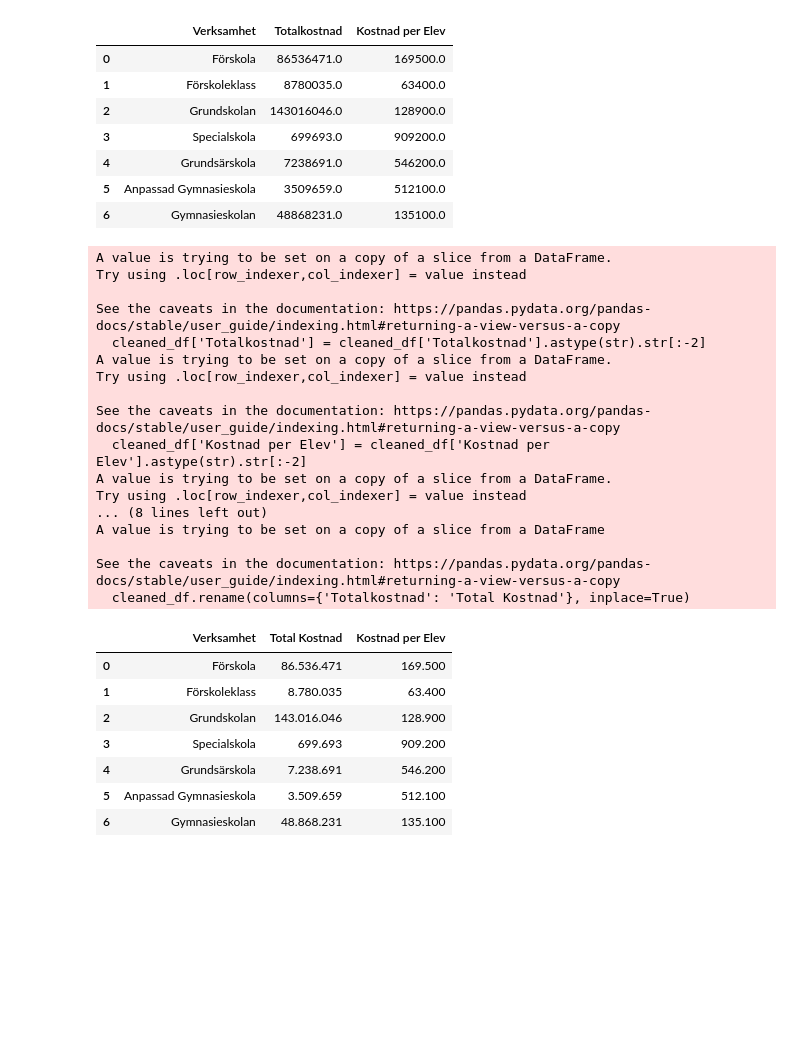
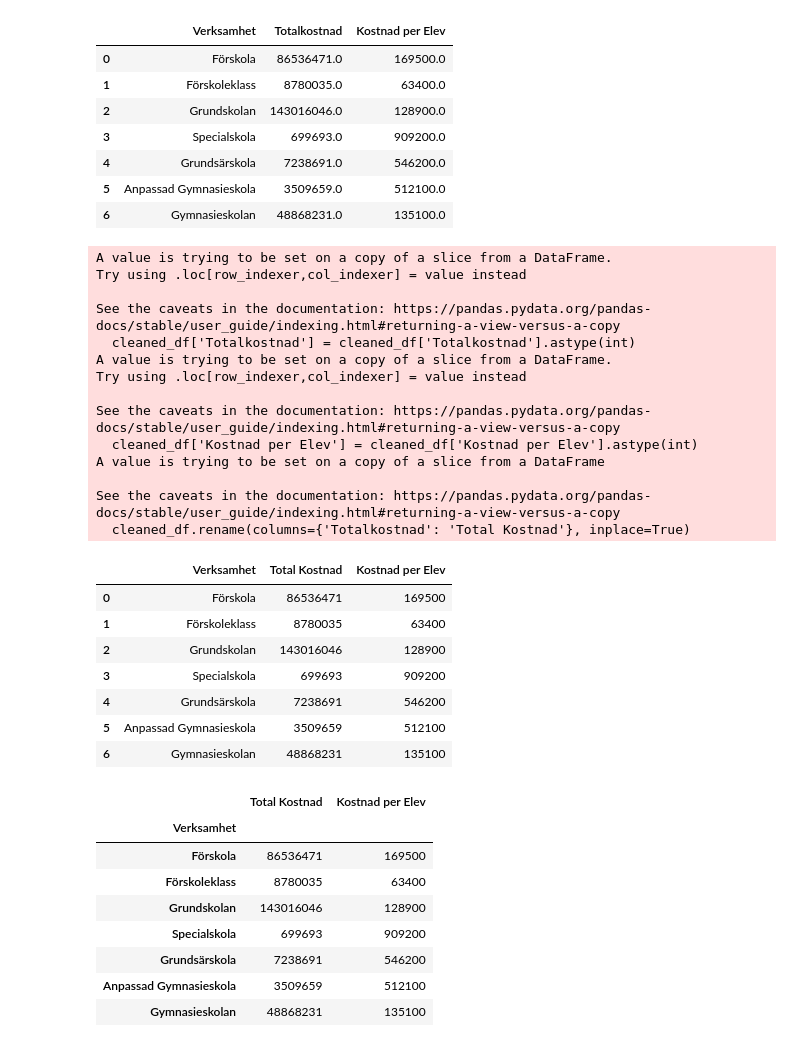
Before and after one commit to ArthurLopez1/Python-Arthur-Lopez-OPA23, a Jupyter notebook: labb2/labb2_2.ipynb, the cells around one changed output. Drawn from its saved outputs; the diff is of its cells as text; code cells hidden in the pictures; blank space fills up the shorter version.

```diff
--- a/labb2/labb2_2.ipynb
+++ b/labb2/labb2_2.ipynb
@@ -222,41 +222,47 @@ cleaned_df
 | 5 | Anpassad Gymnasieskola | 3509659.0 | 512100.0 |
 | 6 | Gymnasieskolan | 48868231.0 | 135100.0 |
 # %%
-# Convert values to strings and remove '.0' for better display
-cleaned_df['Totalkostnad'] = cleaned_df['Totalkostnad'].astype(str).str[:-2]
-cleaned_df['Kostnad per Elev'] = cleaned_df['Kostnad per Elev'].astype(str).str[:-2]
-
-# Add punctuation after every three digits (backwards)
-cleaned_df['Totalkostnad'] = cleaned_df['Totalkostnad'].apply(lambda x: '{:,}'.format(int(x))[::-1].replace(',', '.')[::-1])
-cleaned_df['Kostnad per Elev'] = cleaned_df['Kostnad per Elev'].apply(lambda x: '{:,}'.format(int(x))[::-1].replace(',', '.')[::-1])
+cleaned_df['Totalkostnad'] = cleaned_df['Totalkostnad'].astype(int)
+cleaned_df['Kostnad per Elev'] = cleaned_df['Kostnad per Elev'].astype(int)
 
 # Rename column
 cleaned_df.rename(columns={'Totalkostnad': 'Total Kostnad'}, inplace=True)
 
 cleaned_df
 # %% [output]
 A value is trying to be set on a copy of a slice from a DataFrame.
 Try using .loc[row_indexer,col_indexer] = value instead
 
 See the caveats in the documentation: https://pandas.pydata.org/pandas-docs/stable/user_guide/indexing.html#returning-a-view-versus-a-copy
-  cleaned_df['Totalkostnad'] = cleaned_df['Totalkostnad'].astype(str).str[:-2]
+  cleaned_df['Totalkostnad'] = cleaned_df['Totalkostnad'].astype(int)
 A value is trying to be set on a copy of a slice from a DataFrame.
 Try using .loc[row_indexer,col_indexer] = value instead
 
 See the caveats in the documentation: https://pandas.pydata.org/pandas-docs/stable/user_guide/indexing.html#returning-a-view-versus-a-copy
-  cleaned_df['Kostnad per Elev'] = cleaned_df['Kostnad per Elev'].astype(str).str[:-2]
-A value is trying to be set on a copy of a slice from a DataFrame.
-Try using .loc[row_indexer,col_indexer] = value instead
-... (8 lines left out)
+  cleaned_df['Kostnad per Elev'] = cleaned_df['Kostnad per Elev'].astype(int)
 A value is trying to be set on a copy of a slice from a DataFrame
 
 See the caveats in the documentation: https://pandas.pydata.org/pandas-docs/stable/user_guide/indexing.html#returning-a-view-versus-a-copy
   cleaned_df.rename(columns={'Totalkostnad': 'Total Kostnad'}, inplace=True)
 |  | Verksamhet | Total Kostnad | Kostnad per Elev |
-| 0 | Förskola | 86.536.471 | 169.500 |
-| 1 | Förskoleklass | 8.780.035 | 63.400 |
-| 2 | Grundskolan | 143.016.046 | 128.900 |
-| 3 | Specialskola | 699.693 | 909.200 |
-| 4 | Grundsärskola | 7.238.691 | 546.200 |
-| 5 | Anpassad Gymnasieskola | 3.509.659 | 512.100 |
-| 6 | Gymnasieskolan | 48.868.231 | 135.100 |
+| 0 | Förskola | 86536471 | 169500 |
+| 1 | Förskoleklass | 8780035 | 63400 |
+| 2 | Grundskolan | 143016046 | 128900 |
+| 3 | Specialskola | 699693 | 909200 |
+| 4 | Grundsärskola | 7238691 | 546200 |
+| 5 | Anpassad Gymnasieskola | 3509659 | 512100 |
+| 6 | Gymnasieskolan | 48868231 | 135100 |
+# %%
+#school_cost = cleaned_df.groupby("Verksamhet")[["Total Kostnad", "Kostnad per Elev"]].max()
+school_cost = cleaned_df.set_index(cleaned_df.columns[0])
+school_cost
+# %% [output]
+|  | Total Kostnad | Kostnad per Elev |
+| Verksamhet |  |  |
+| Förskola | 86536471 | 169500 |
+| Förskoleklass | 8780035 | 63400 |
+| Grundskolan | 143016046 | 128900 |
+| Specialskola | 699693 | 909200 |
+| Grundsärskola | 7238691 | 546200 |
+| Anpassad Gymnasieskola | 3509659 | 512100 |
+| Gymnasieskolan | 48868231 | 135100 |
```
Also changed, not shown: parts of 5 cells of this notebook, 1 other file.
